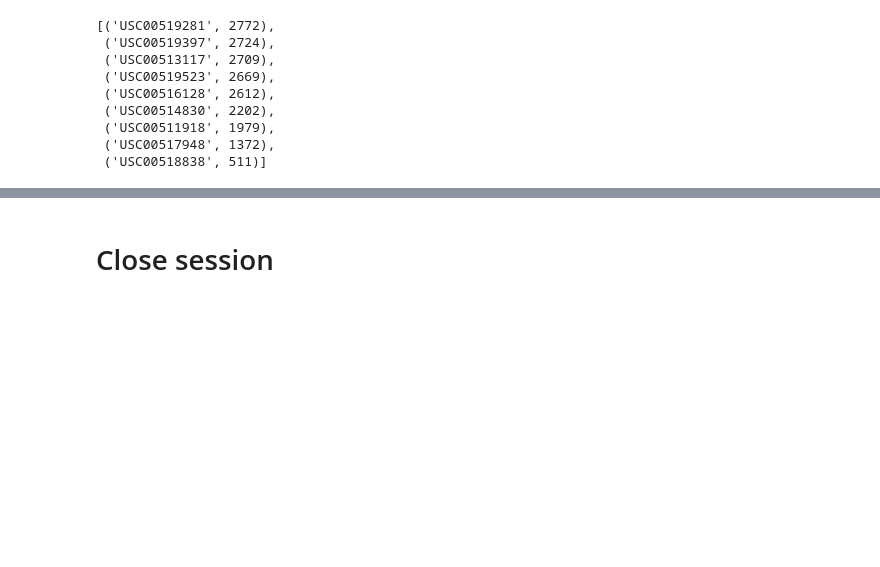
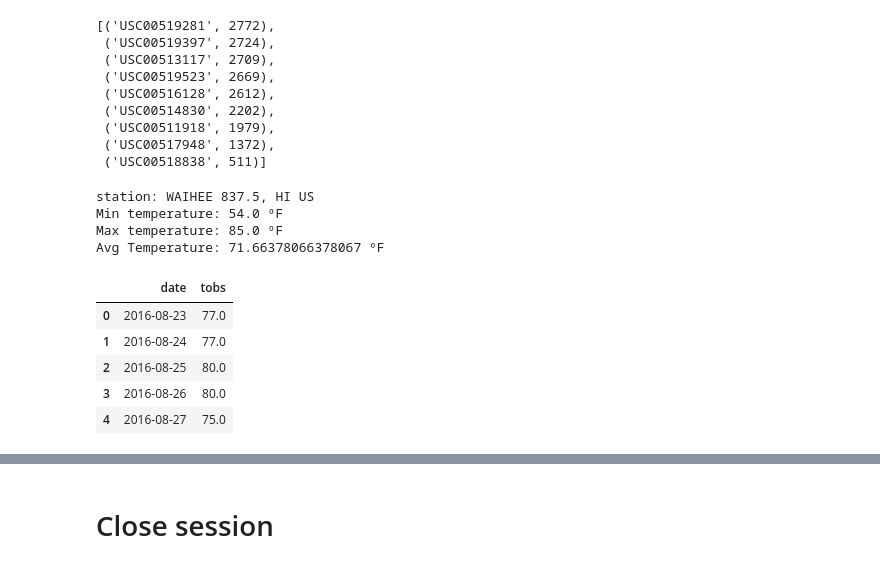
Before and after one commit to Leonidesguerra/sqlalchemy-challenge, a Jupyter notebook: climate_starter.ipynb, the cells around one changed output, grey strips where cells are left out. Drawn from its saved outputs; the diff is of its cells as text; code cells hidden in the pictures; blank space fills up the shorter version.

```diff
--- a/climate_starter.ipynb
+++ b/climate_starter.ipynb
@@ -177,3 +179,41 @@ results
+# %%
+# Using the most active station id from the previous query, calculate the lowest, highest, and average temperature.
+station=session.query(Station.name)\
+    .filter(Station.station == 'USC00519281').all()
+
+min_temp=session.query(func.min(Measurements.tobs))\
+    .filter(Measurements.station =='USC00519281')\
+    .all()
+
+max_temp=session.query(func.max(Measurements.tobs))\
+    .filter(Measurements.station =='USC00519281')\
+    .all()
+
+avg_temp=session.query(func.avg(Measurements.tobs))\
+    .filter(Measurements.station =='USC00519281')\
+    .all()
+
+print(f"station: {station[0][0]}\nMin temperature: {min_temp[0][0]} ºF\n\
+Max temperature: {max_temp[0][0]} ºF\nAvg Temperature: {avg_temp[0][0]} ºF")
+# %% [output]
+station: WAIHEE 837.5, HI US
+Min temperature: 54.0 ºF
+Max temperature: 85.0 ºF
+Avg Temperature: 71.66378066378067 ºF
 # %%
 # Using the most active station id
 # Query the last 12 months of temperature observation data for this station and plot the results as a histogram
+temp=session.query(Measurements.date, Measurements.tobs)\
+    .filter(Measurements.station =='USC00519281')\
+    .filter(Measurements.date<='2017-08-23')\
+    .filter(Measurements.date >='2016-08-23')\
+    .all()
+temp=pd.DataFrame(temp)
+temp.head()
+# %% [output]
+|  | date | tobs |
+| 0 | 2016-08-23 | 77.0 |
+| 1 | 2016-08-24 | 77.0 |
+| 2 | 2016-08-25 | 80.0 |
+| 3 | 2016-08-26 | 80.0 |
+| 4 | 2016-08-27 | 75.0 |
```
Also changed, not shown: parts of 8 cells of this notebook.
